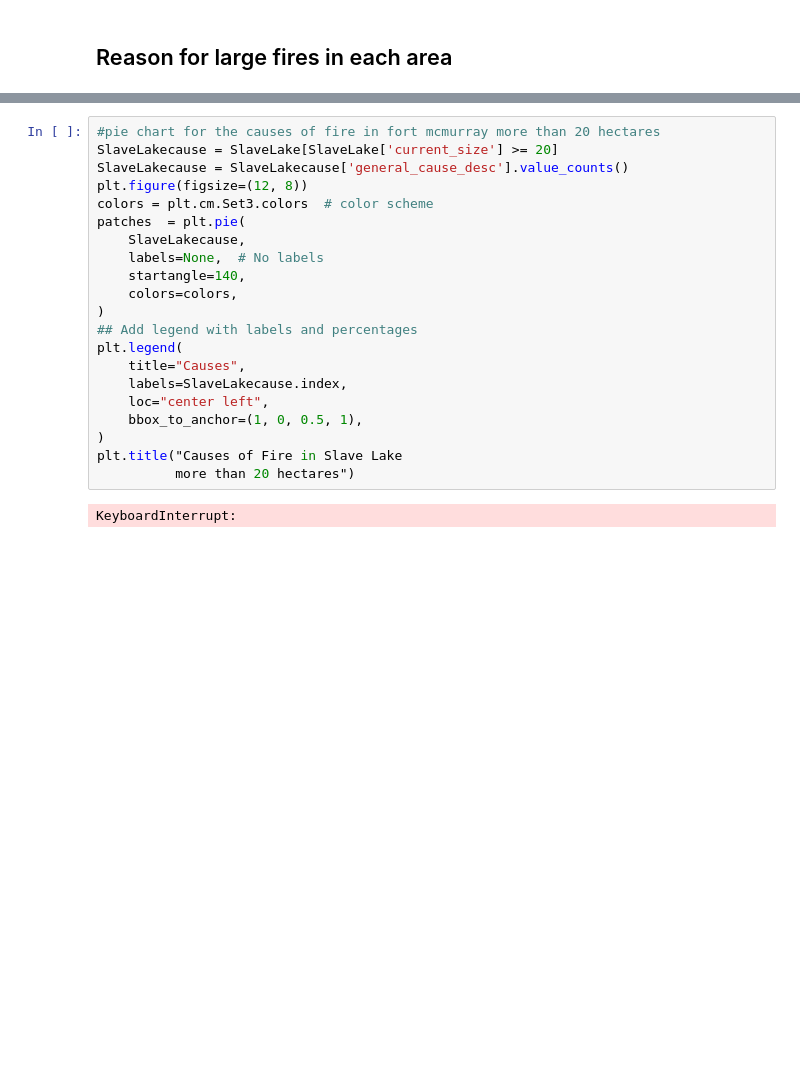
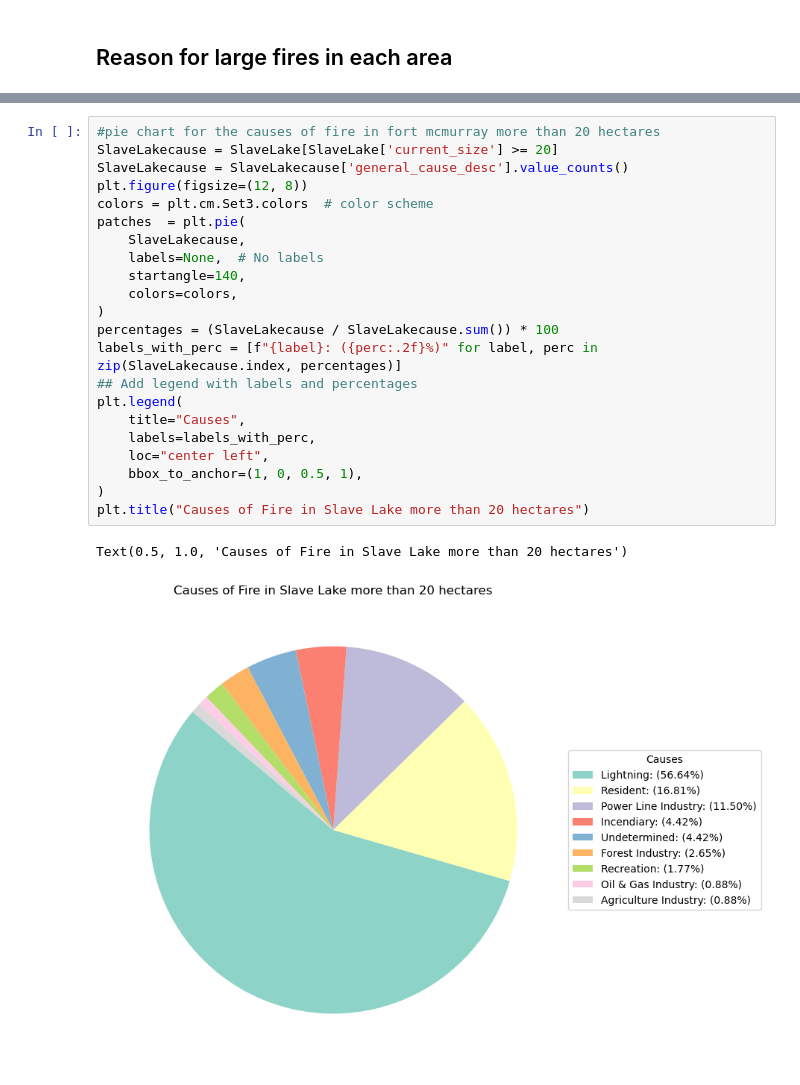
Before and after one commit to moazk17/CxC-Hackathon--EY-Wildfires-Challenge, a Jupyter notebook: challenge/EYWildfires.ipynb, the cells around one changed output, grey strips where cells are left out. Cells and saved outputs as stored; diff of their text form; blank space fills up the shorter version.

```diff
--- a/challenge/EYWildfires.ipynb
+++ b/challenge/EYWildfires.ipynb
@@ -162,23 +166,25 @@ Text(0.5, 1.0, 'Causes of Fire in High Level more than 20 hectares')
 # %%
 #pie chart for the causes of fire in fort mcmurray more than 20 hectares
 SlaveLakecause = SlaveLake[SlaveLake['current_size'] >= 20]
 SlaveLakecause = SlaveLakecause['general_cause_desc'].value_counts()
 plt.figure(figsize=(12, 8))
 colors = plt.cm.Set3.colors  # color scheme
 patches  = plt.pie(
     SlaveLakecause,
     labels=None,  # No labels
     startangle=140,
     colors=colors,
 )
+percentages = (SlaveLakecause / SlaveLakecause.sum()) * 100
+labels_with_perc = [f"{label}: ({perc:.2f}%)" for label, perc in zip(SlaveLakecause.index, percentages)]
 ## Add legend with labels and percentages
 plt.legend(
     title="Causes",
-    labels=SlaveLakecause.index,
+    labels=labels_with_perc,
     loc="center left",
     bbox_to_anchor=(1, 0, 0.5, 1),
 )
-plt.title("Causes of Fire in Slave Lake
-          more than 20 hectares")
+plt.title("Causes of Fire in Slave Lake more than 20 hectares")
 # %% [output]
-KeyboardInterrupt:
+Text(0.5, 1.0, 'Causes of Fire in Slave Lake more than 20 hectares')
+[figure, added]
```
Also changed, not shown: parts of 4 cells of this notebook.
